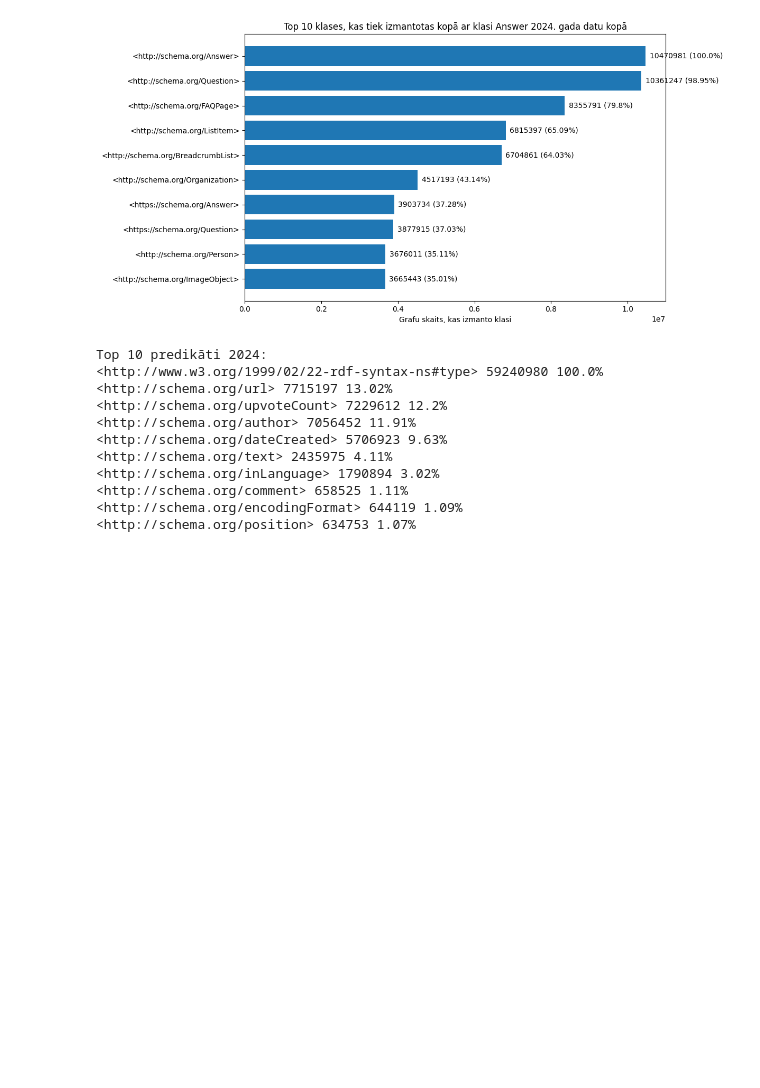
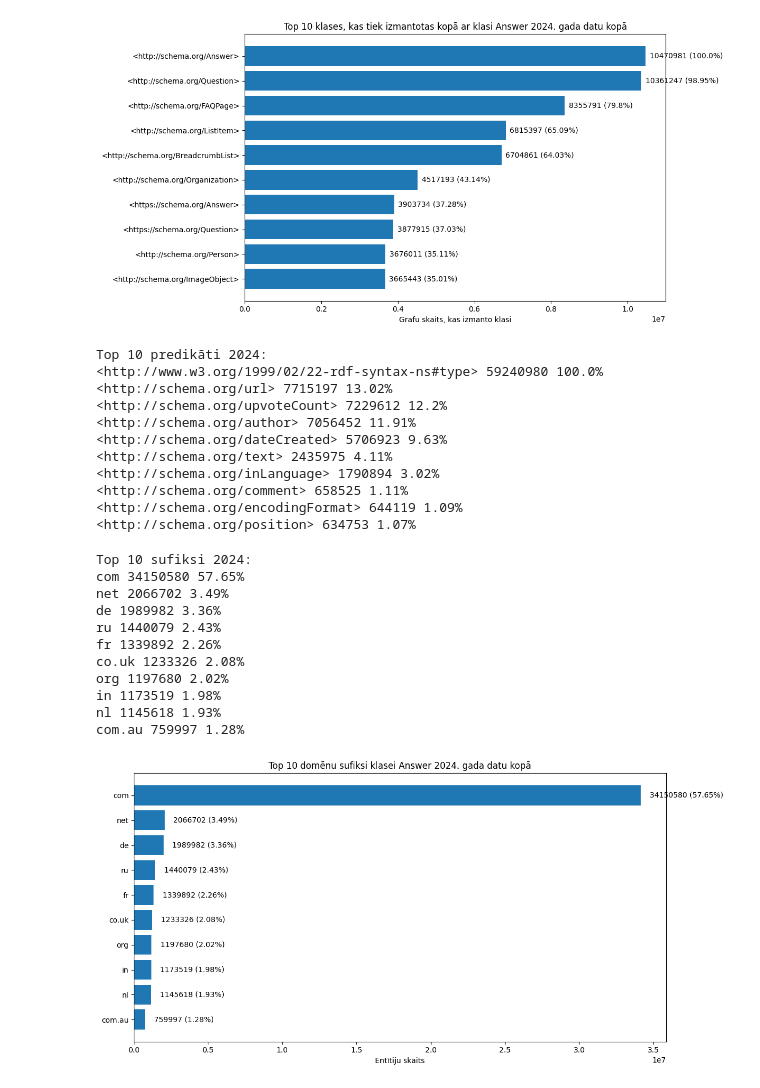
Before and after one commit to alexxxey0/SchemaOrg_Datu_Analize, a Jupyter notebook: analize_Answer.ipynb, the cells around one changed output. Cells and saved outputs as stored; diff of their text form; code cells hidden in the pictures; blank space fills up the shorter version.

Commit message:
domain suffix analysis across all datasets

```diff
--- a/analize_Answer.ipynb
+++ b/analize_Answer.ipynb
@@ -34,3 +34,18 @@ Top 10 predikāti 2024:
 <http://schema.org/comment> 658525 1.11%
 <http://schema.org/encodingFormat> 644119 1.09%
 <http://schema.org/position> 634753 1.07%
+# %%
+parse_and_count_domain_suffixes(answer_filenames, "Answer", "2024")
+# %% [output]
+Top 10 sufiksi 2024:
+com 34150580 57.65%
+net 2066702 3.49%
+de 1989982 3.36%
+ru 1440079 2.43%
+fr 1339892 2.26%
+co.uk 1233326 2.08%
+org 1197680 2.02%
+in 1173519 1.98%
+nl 1145618 1.93%
+com.au 759997 1.28%
+[figure, added]
```
Also changed, not shown: parts of 1 cell of this notebook, 9 other files.
